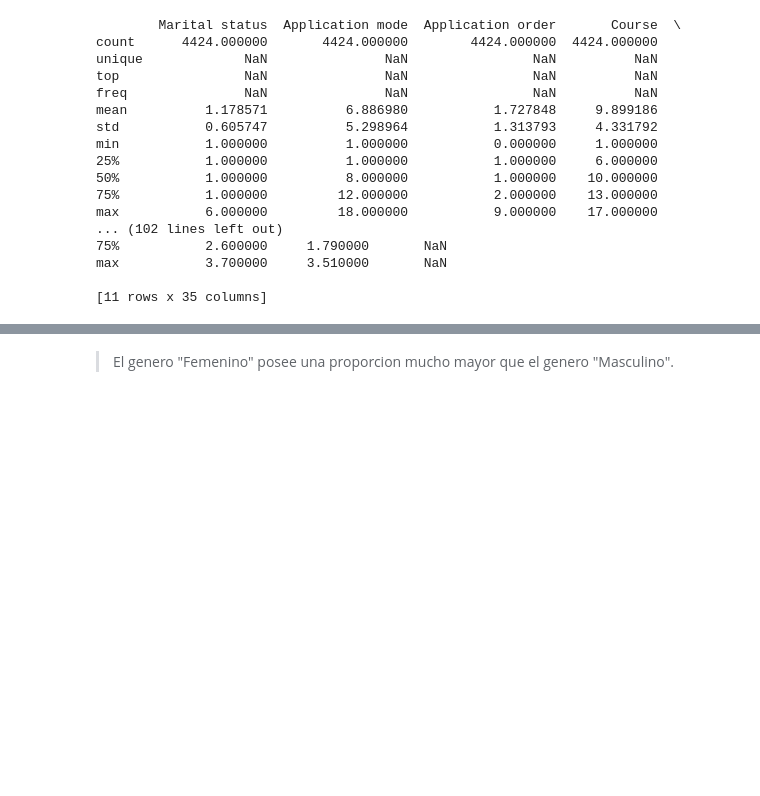
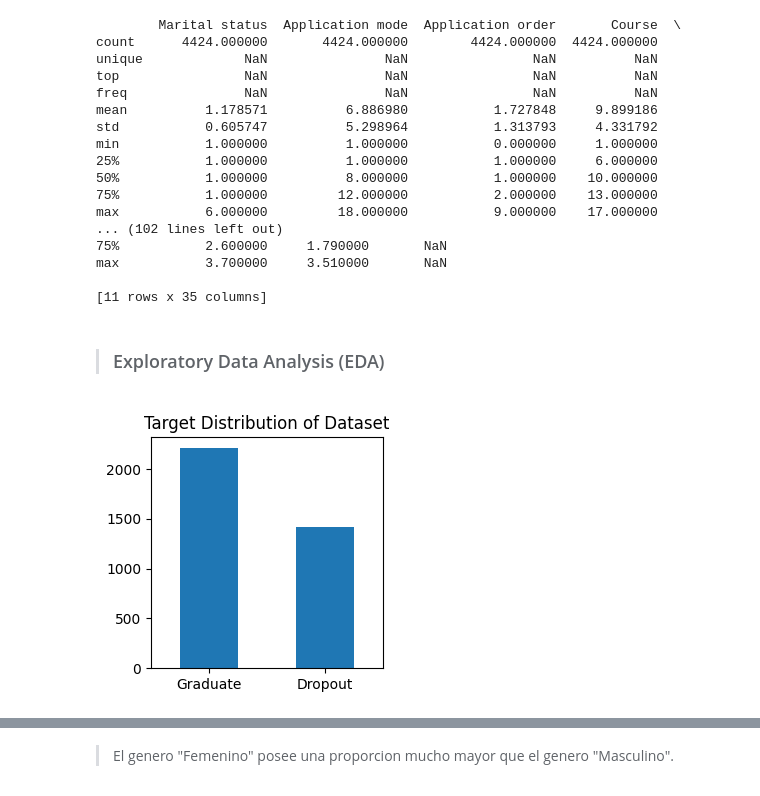
Before and after one commit to MartinJaureguy/Dropout-Prediction-Model, a Jupyter notebook: notebook/notebook.ipynb, the cells around one changed output, grey strips where cells are left out. Cells and saved outputs as stored; diff of their text form; code cells hidden in the pictures; blank space fills up the shorter version.

```diff
--- a/notebook/notebook.ipynb
+++ b/notebook/notebook.ipynb
@@ -63,3 +63,12 @@ max           6.000000         18.000000           9.000000    17.000000
 max           3.700000     3.510000       NaN
 
 [11 rows x 35 columns]
+# %% [markdown]
+> ### Exploratory Data Analysis (EDA)
+# %%
+df = df[df.Target != "Enrolled"]
+df["Target"].value_counts().plot(kind="bar", figsize=(3,3), title="Target Distribution of Dataset")
+plt.xticks(rotation=0)
+plt.show()
+# %% [output]
+[figure, added]
```
Also changed, not shown: parts of 30 cells of this notebook.
